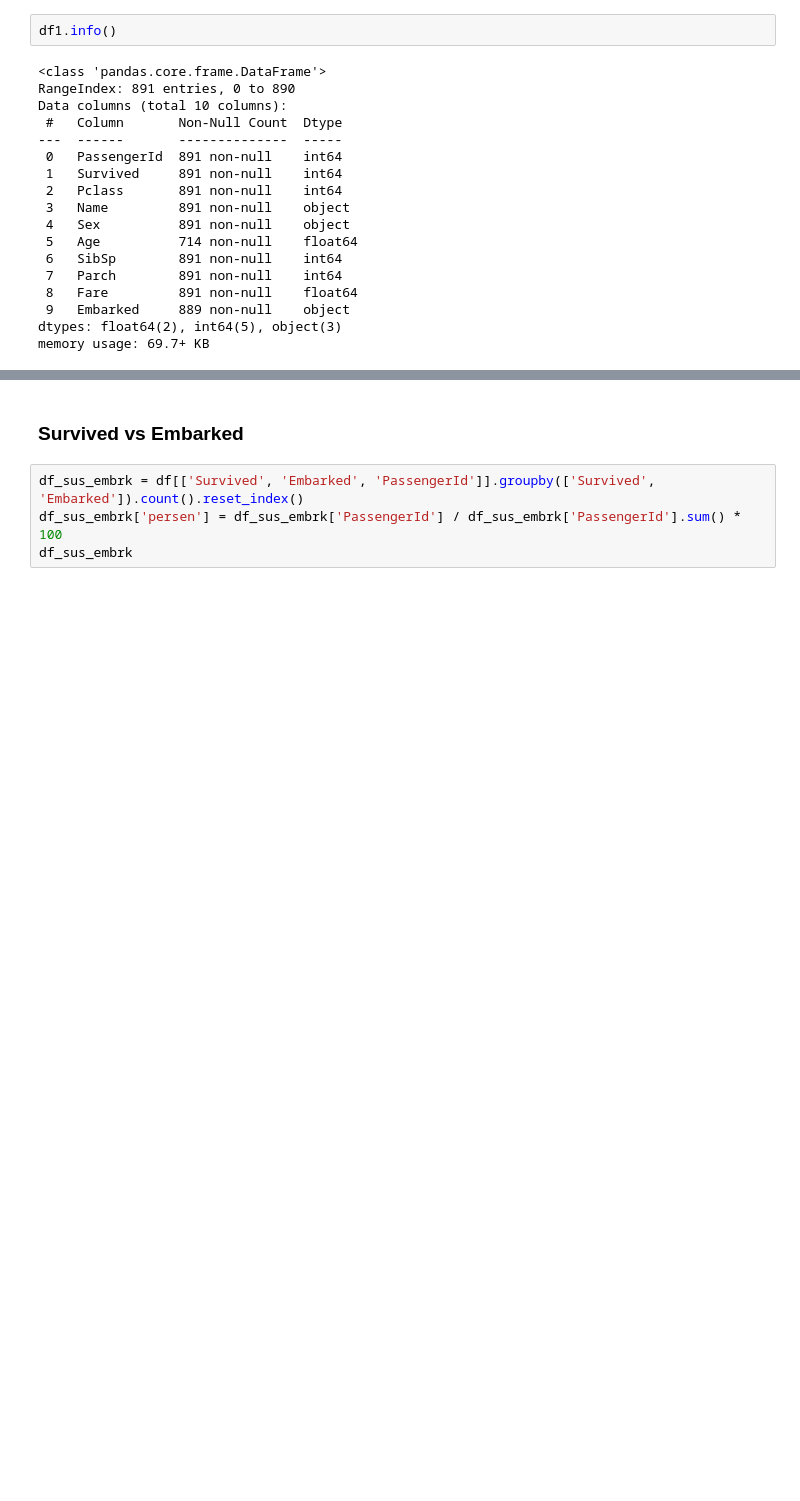
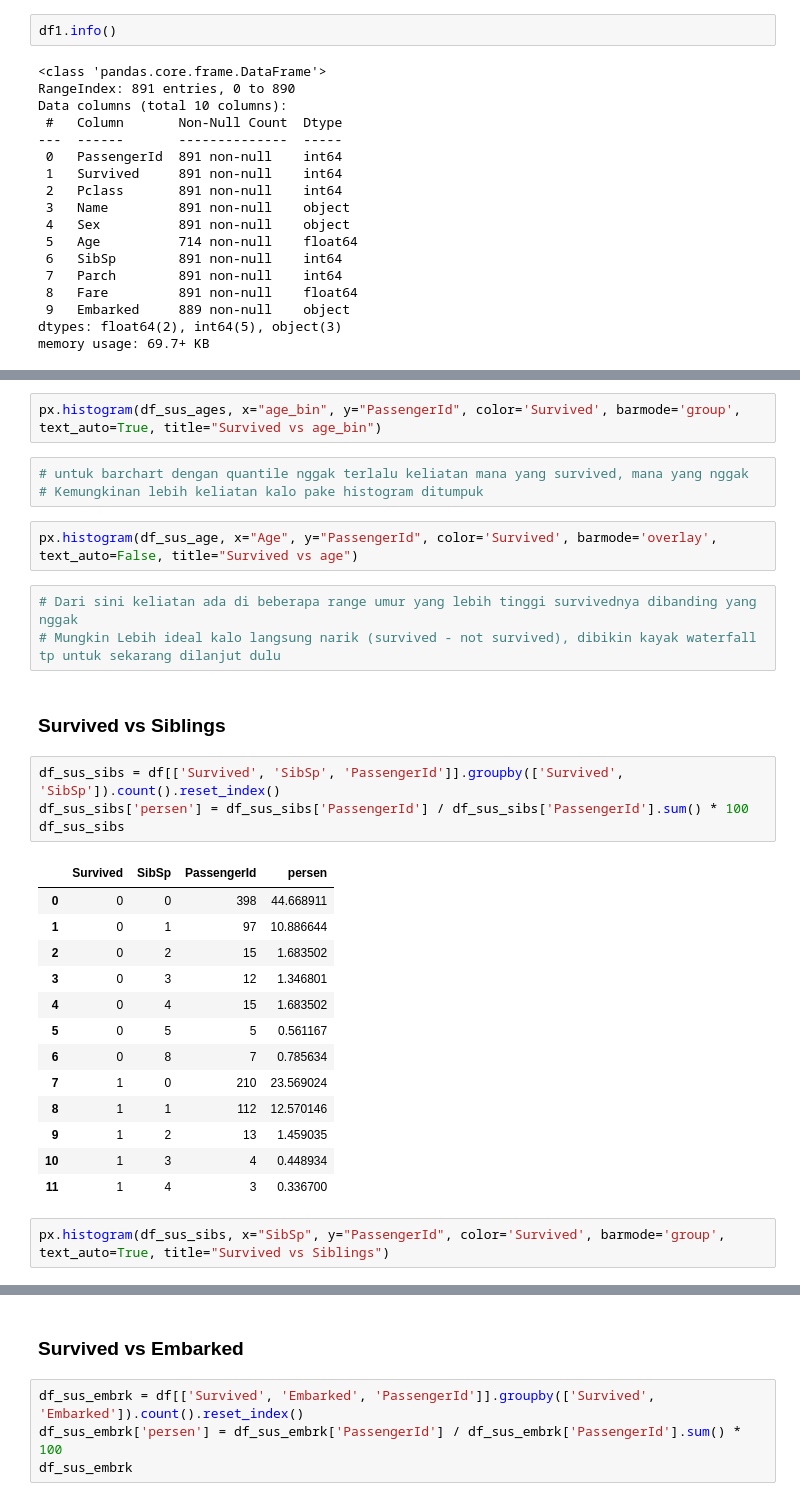
Before and after one commit to ElectricSunset/kaggling, a Jupyter notebook: getting-started/titanic/titanic-explore.ipynb, the cells around one changed output, grey strips where cells are left out. Saved outputs shown, nothing was run; the diff lists cells and outputs as text; blank space fills up the shorter version.

```diff
--- a/getting-started/titanic/titanic-explore.ipynb
+++ b/getting-started/titanic/titanic-explore.ipynb
@@ -212,0 +309,32 @@ memory usage: 69.7+ KB
+# %%
+px.histogram(df_sus_ages, x="age_bin", y="PassengerId", color='Survived', barmode='group', text_auto=True, title="Survived vs age_bin")
+# %%
+# untuk barchart dengan quantile nggak terlalu keliatan mana yang survived, mana yang nggak
+# Kemungkinan lebih keliatan kalo pake histogram ditumpuk
+# %%
+px.histogram(df_sus_age, x="Age", y="PassengerId", color='Survived', barmode='overlay', text_auto=False, title="Survived vs age")
+# %%
+# Dari sini keliatan ada di beberapa range umur yang lebih tinggi survivednya dibanding yang nggak
+# Mungkin Lebih ideal kalo langsung narik (survived - not survived), dibikin kayak waterfall tp untuk sekarang dilanjut dulu
+# %% [markdown]
+### Survived vs Siblings
+# %%
+df_sus_sibs = df[['Survived', 'SibSp', 'PassengerId']].groupby(['Survived', 'SibSp']).count().reset_index()
+df_sus_sibs['persen'] = df_sus_sibs['PassengerId'] / df_sus_sibs['PassengerId'].sum() * 100
+df_sus_sibs
+# %% [output]
+|  | Survived | SibSp | PassengerId | persen |
+| 0 | 0 | 0 | 398 | 44.668911 |
+| 1 | 0 | 1 | 97 | 10.886644 |
+| 2 | 0 | 2 | 15 | 1.683502 |
+| 3 | 0 | 3 | 12 | 1.346801 |
+| 4 | 0 | 4 | 15 | 1.683502 |
+| 5 | 0 | 5 | 5 | 0.561167 |
+| 6 | 0 | 8 | 7 | 0.785634 |
+| 7 | 1 | 0 | 210 | 23.569024 |
+| 8 | 1 | 1 | 112 | 12.570146 |
+| 9 | 1 | 2 | 13 | 1.459035 |
+| 10 | 1 | 3 | 4 | 0.448934 |
+| 11 | 1 | 4 | 3 | 0.336700 |
+# %%
+px.histogram(df_sus_sibs, x="SibSp", y="PassengerId", color='Survived', barmode='group', text_auto=True, title="Survived vs Siblings")
```
Also changed, not shown: parts of 30 cells of this notebook.
